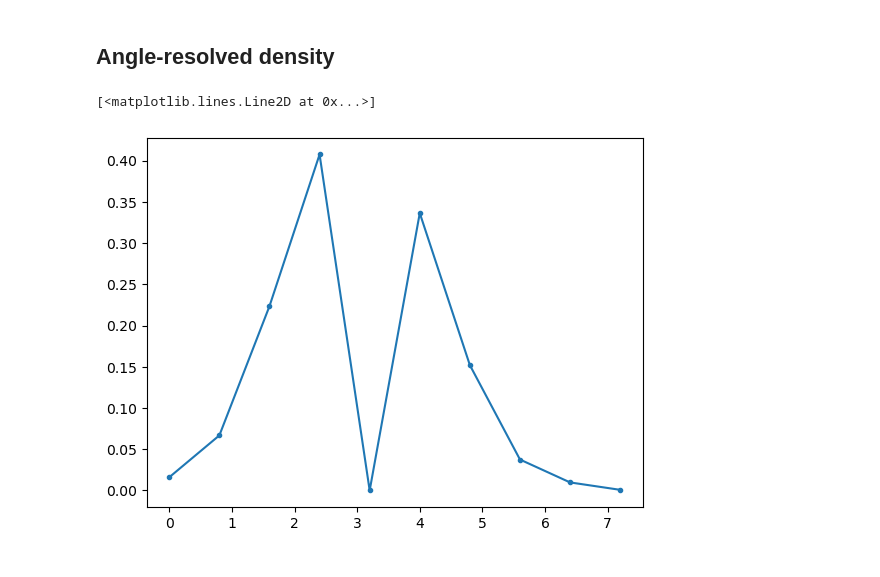
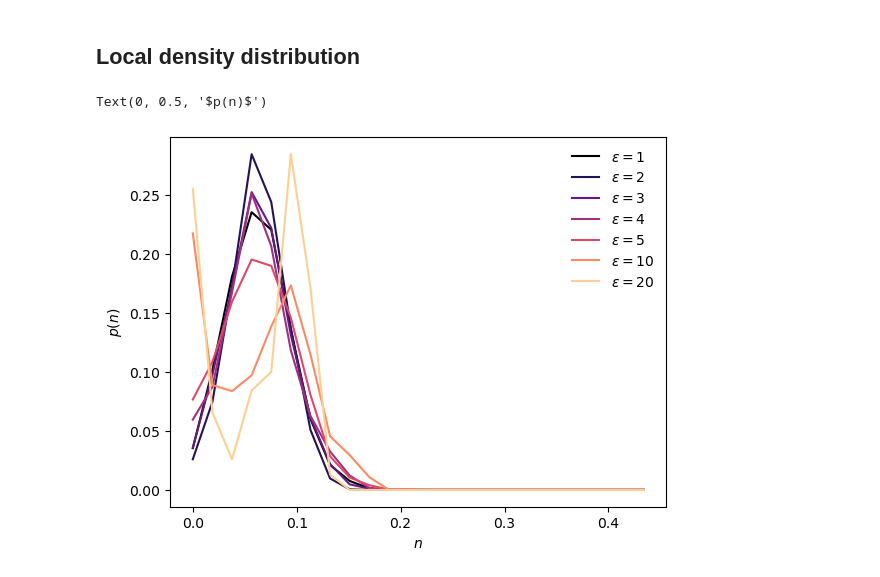
Before and after one commit to ashreyaj/c-abp, a Jupyter notebook: plot.ipynb, the cells around one changed output. Drawn from its saved outputs; the diff is of its cells as text; code cells hidden in the pictures.

```diff
--- a/plot.ipynb
+++ b/plot.ipynb
@@ -61,45 +385,38 @@ interactive(children=(IntSlider(value=99, description='t', max=199), Output()),
 # %% [markdown]
-## Angle-resolved density
+## Local density distribution
 # %%
-potential = "wca"
-rcon = 7.051282051282051
-width = 0.2564102564102564
-v = 0.1
+potential = "att"
+v = 0.06
 phi = 1.2
-f = 150.0
+f = 100.0
 al = 0.0
 al_r = 0.0
-eps = 3.0
 rc = 1.05
-kap = 50.0
-indir = "./out/wca"
-fname = "{}/v{}phi{}f{}al{}alr{}kap{}.pickle".format(indir,v,phi,f,al,al_r,kap)
-if potential=="att":
+kap = 0.0
+epss = [1.0,2.0,3.0,4.0,5.0,10.0,20.0]
+clrs = plt.cm.magma(np.linspace(0,0.9,len(epss)))
+
+for i,eps in enumerate(epss):
     indir = "./out/att"
-    fname = "{}/v{}phi{}f{}al{}alr{}weps{}rc{}.pickle".format(indir,v,phi,f,al,al_r,eps,rc)
-with open(fname,'rb') as handle:
-    data = pickle.load(handle)
-r = data['r']
-phi = data['phi']
-npart = []
-bin_size = np.pi/8
-for t in range(len(r)):
-    x = r[t,:,0]
-    y = r[t,:,1]
-    theta = np.arctan2(y,x)
-
-    bins = np.arange(-np.pi,np.pi+bin_size,bin_size)
-    _npart, _ = np.histogram(theta,bins=bins)
-    npart.extend(_npart)
-hist, bin_edges = np.histogram(npart,bins=10,density=1)
-plt.plot(bin_edges[:-1],hist,'.-')
-# x = r[:,:,0].flatten()
-# y = r[:,:,1].flatten()
-# theta = np.arctan2(y,x)
-# bins = np.arange(-np.pi,np.pi+np.pi/8,np.pi/8)
-# hist, bin_edges = np.histogram(theta,bins=bins)
-# bin_centers = 0.5*(bin_edges[1:]+bin_edges[:-1])
-# plt.plot(bin_centers,hist,'.-')
+    fname = "{}/v{}phi{}f{}al{}alr{}weps{}rc{}kap{}.pickle".format(indir,v,phi,f,al,al_r,eps,rc,kap)
+    with open(fname,'rb') as handle:
+        data = pickle.load(handle)
+    r = data['r']
+    npart = r.shape[1]
+    nbins = []
+    bin_size = np.pi/8
+    for t in range(len(r)):
+        x = r[t,:,0]
+        y = r[t,:,1]
+        theta = np.arctan2(y,x)
+        bins = np.arange(-np.pi,np.pi+bin_size,bin_size)
+        _npart, _ = np.histogram(theta,bins=bins)
+        nbins.extend(_npart)
+    hist, bin_edges = np.histogram(nbins,bins=np.arange(0,25,1),density=1)
+    plt.plot(bin_edges[:-1]/npart,hist,'-',c=clrs[i],label=r'$\epsilon={}$'.format(int(eps)))
+plt.legend(frameon=0)
+plt.xlabel('$n$')
+plt.ylabel('$p(n)$')
 # %% [output]
-[<matplotlib.lines.Line2D at 0x...>]
+Text(0, 0.5, '$p(n)$')
-[figure, old version]
+[figure, new version]
```
Also changed, not shown: parts of 19 cells of this notebook.
